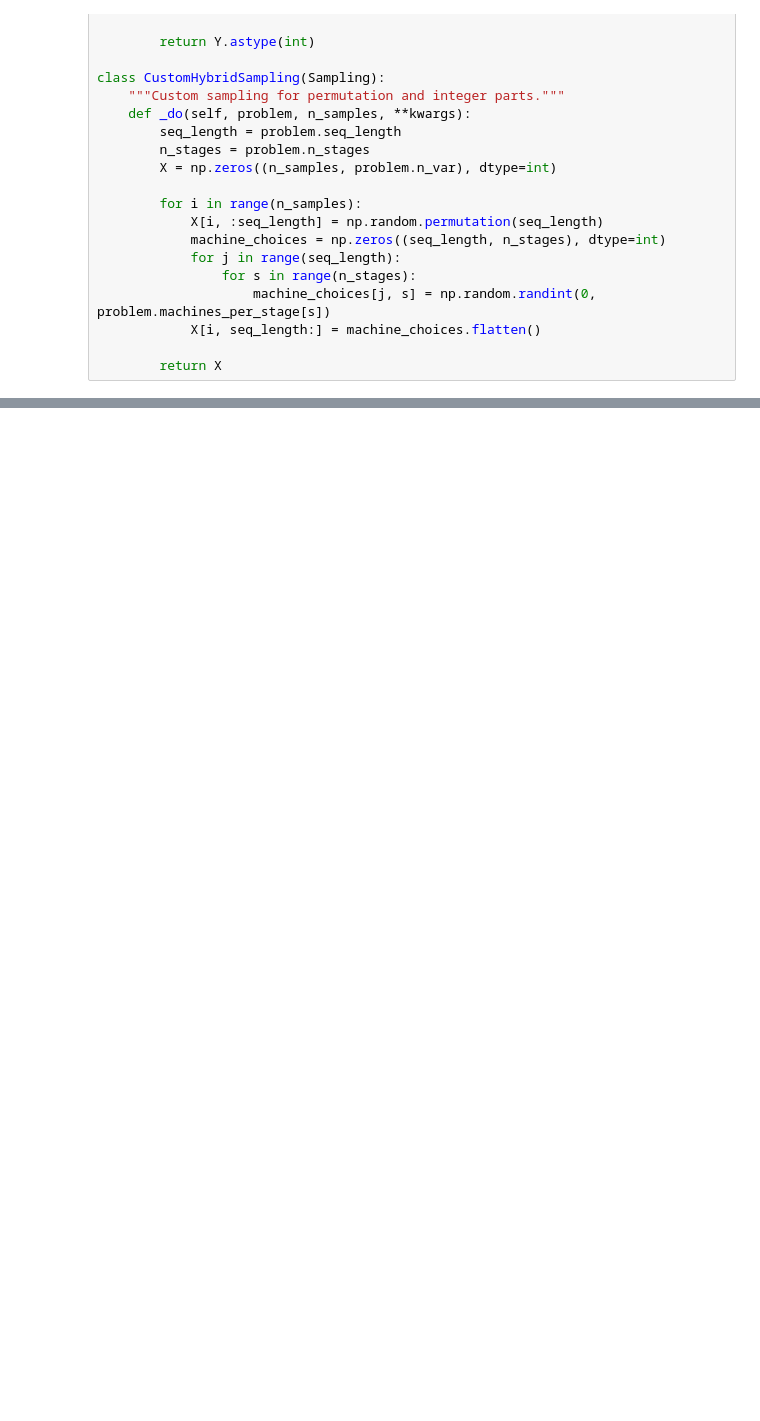
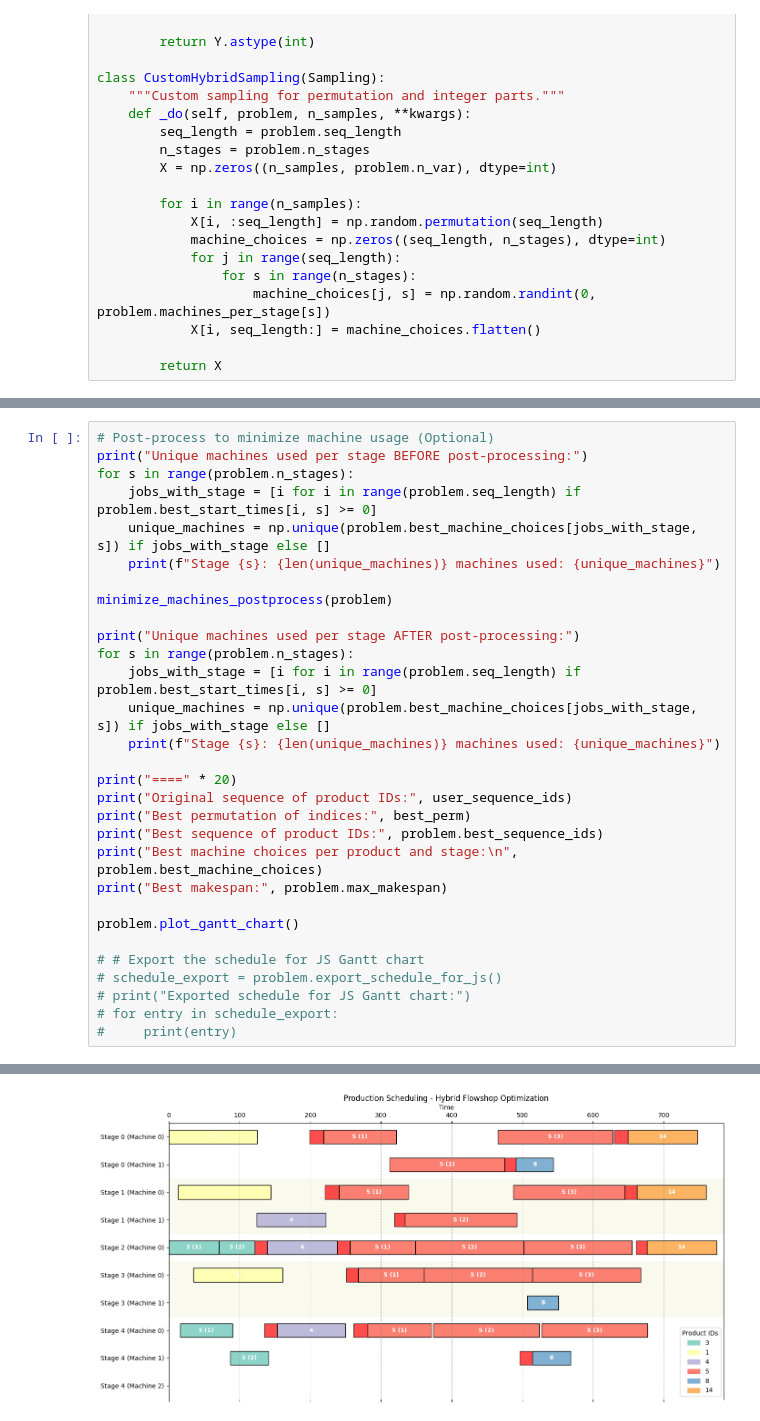
Before and after one commit to nowendwar/schantt-model, a Jupyter notebook: AI_g_generated_hybrid_model.ipynb, the cells around one changed output, grey strips where cells are left out. Saved outputs shown, nothing was run; the diff lists cells and outputs as text; blank space fills up the shorter version.

```diff
--- a/AI_g_generated_hybrid_model.ipynb
+++ b/AI_g_generated_hybrid_model.ipynb
@@ -606,0 +640,31 @@ Exported schedule for JS Gantt chart:
+# %%
+# Post-process to minimize machine usage (Optional)
+print("Unique machines used per stage BEFORE post-processing:")
+for s in range(problem.n_stages):
+    jobs_with_stage = [i for i in range(problem.seq_length) if problem.best_start_times[i, s] >= 0]
+    unique_machines = np.unique(problem.best_machine_choices[jobs_with_stage, s]) if jobs_with_stage else []
+    print(f"Stage {s}: {len(unique_machines)} machines used: {unique_machines}")
+
+minimize_machines_postprocess(problem)
+
+print("Unique machines used per stage AFTER post-processing:")
+for s in range(problem.n_stages):
+    jobs_with_stage = [i for i in range(problem.seq_length) if problem.best_start_times[i, s] >= 0]
+    unique_machines = np.unique(problem.best_machine_choices[jobs_with_stage, s]) if jobs_with_stage else []
+    print(f"Stage {s}: {len(unique_machines)} machines used: {unique_machines}")
+
+print("====" * 20)
+print("Original sequence of product IDs:", user_sequence_ids)
+print("Best permutation of indices:", best_perm)
+print("Best sequence of product IDs:", problem.best_sequence_ids)
+print("Best machine choices per product and stage:\n", problem.best_machine_choices)
+print("Best makespan:", problem.max_makespan)
+
+problem.plot_gantt_chart()
+
+# # Export the schedule for JS Gantt chart
+# schedule_export = problem.export_schedule_for_js()
+# print("Exported schedule for JS Gantt chart:")
+# for entry in schedule_export:
+#     print(entry)
+# %% [output]
@@ -606,0 +688 @@ Exported schedule for JS Gantt chart:
+[figure, added]
```
Also changed, not shown: parts of 8 cells of this notebook, 1 other file.
